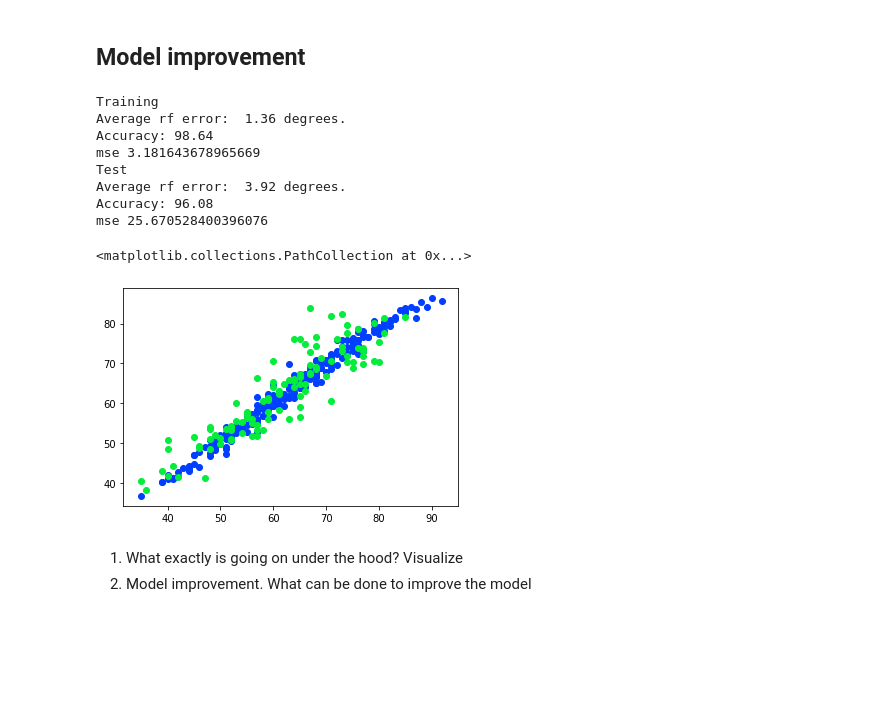
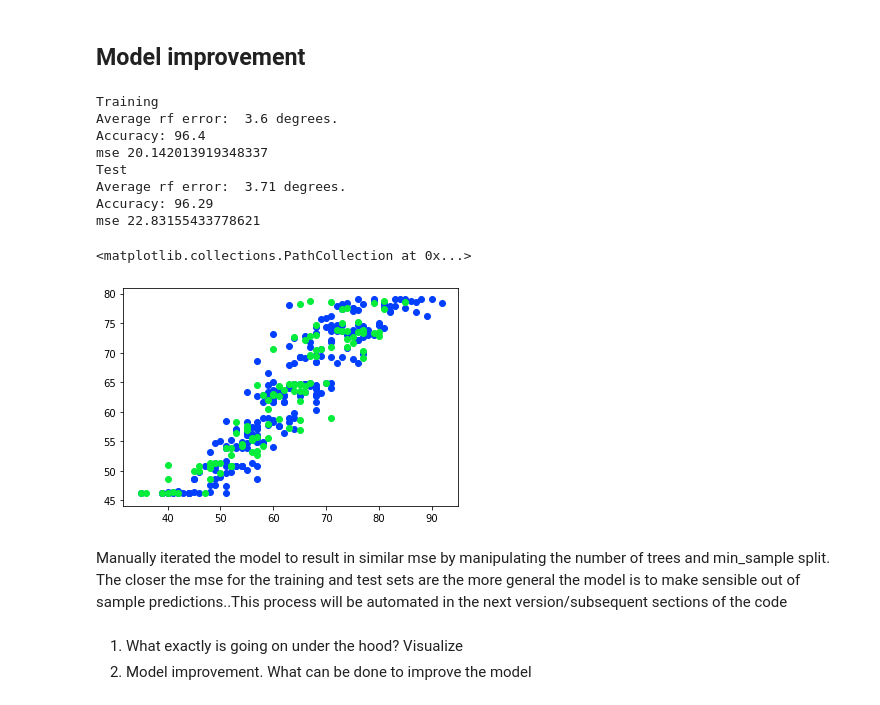
Before and after one commit to kobetryz/machine_learning_projects, a Jupyter notebook: Weather prediction/Simple weather prediction.ipynb, the cells around one changed output. Drawn from its saved outputs; the diff is of its cells as text; code cells hidden in the pictures; blank space fills up the shorter version.

```diff
--- a/Weather prediction/Simple weather prediction.ipynb
+++ b/Weather prediction/Simple weather prediction.ipynb
@@ -313,32 +292,34 @@ Mean absolute error
 # %% [markdown]
 ## Model improvement
 # %%
-rf = RandomForestRegressor(n_estimators=46, random_state=23)
+rf = RandomForestRegressor(n_estimators=100, random_state=23,min_samples_split=50)
 rf.fit(X_train, y_train)
 error = abs(y_train - rf.predict(X_train))
 print('Training')
 print('Average rf error: ', round(np.mean(error), 2), 'degrees.')
 print('Accuracy:' , 100 - round(np.mean(error), 2))
 print('mse' , mean_squared_error(y_train, rf.predict(X_train)))
 plt.scatter(y_train, rf.predict(X_train))
 
 print('Test')
 error = abs(y_test - rf.predict(X_test))
 print('Average rf error: ', round(np.mean(error), 2), 'degrees.')
 print('Accuracy:' , 100 - round(np.mean(error), 2))
 print('mse' , mean_squared_error(y_test, rf.predict(X_test)))
 plt.scatter(y_test, rf.predict(X_test))
 # %% [output]
 Training
-Average rf error:  1.36 degrees.
-Accuracy: 98.64
-mse 3.181643678965669
+Average rf error:  3.6 degrees.
+Accuracy: 96.4
+mse 20.142013919348337
 Test
-Average rf error:  3.92 degrees.
-Accuracy: 96.08
-mse 25.670528400396076
+Average rf error:  3.71 degrees.
+Accuracy: 96.29
+mse 22.83155433778621
 <matplotlib.collections.PathCollection at 0x...>
-[figure, old version]
+[figure, new version]
+# %% [markdown]
+Manually iterated the model to result in similar mse by manipulating the number of trees and min_sample split. The closer the mse for the training and test sets are the more general the model is to make sensible out of sample predictions..This process will be automated in the next version/subsequent sections of the code
 # %% [markdown]
 1. What exactly is going on under the hood? Visualize
 2. Model improvement. What can be done to improve the model
```
Also changed, not shown: parts of 10 cells of this notebook.
